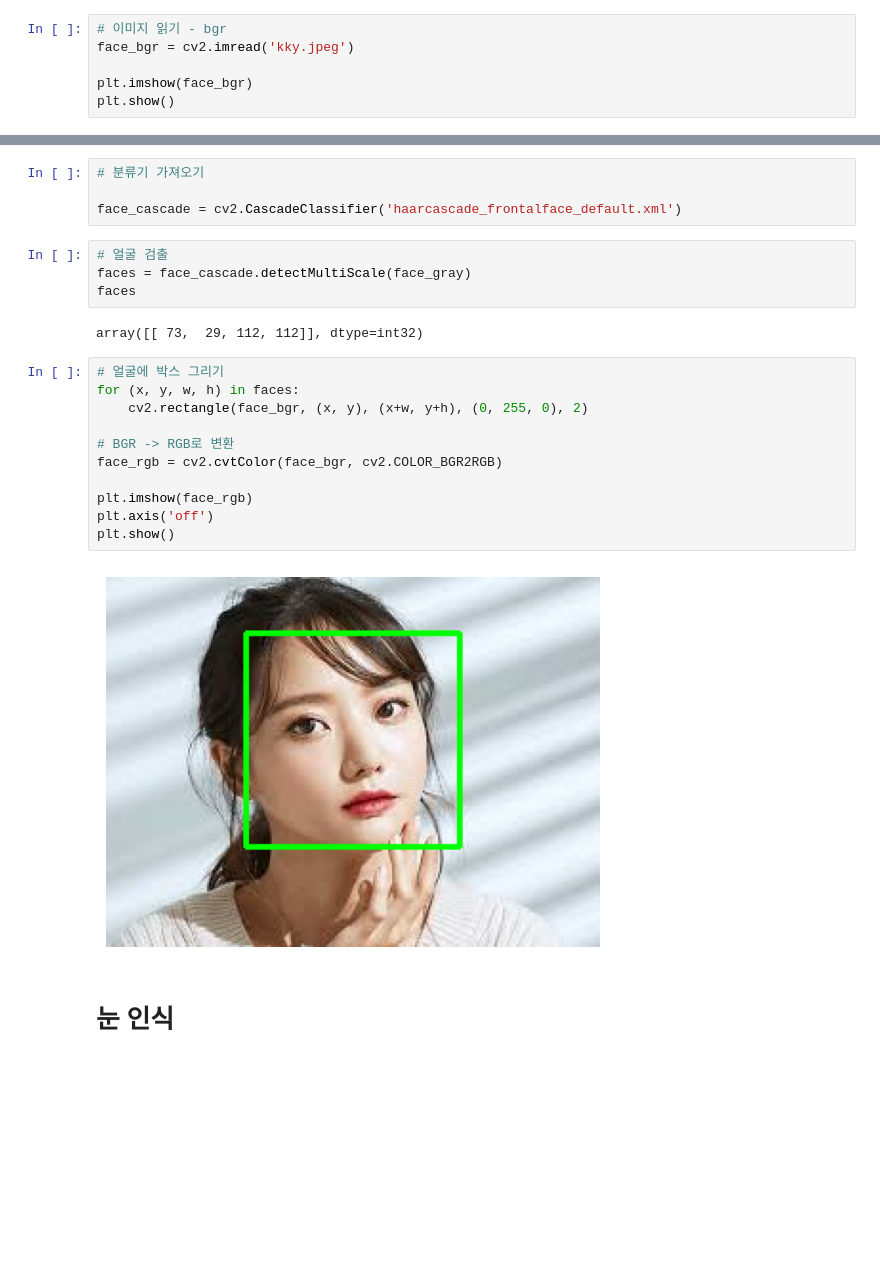
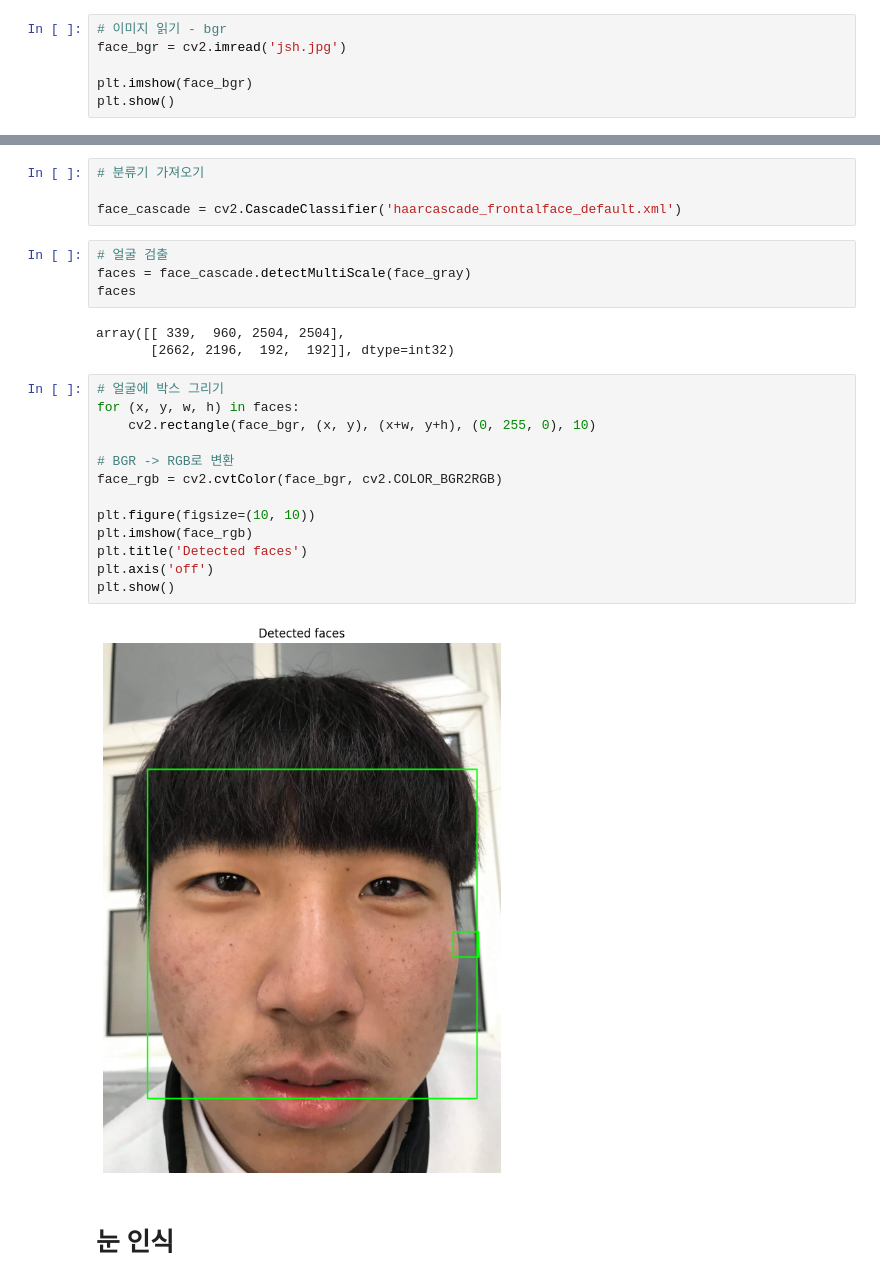
Before and after one commit to horolrolx/ai_visualization, a Jupyter notebook: day08/DAY8.ipynb, the cells around one changed output, grey strips where cells are left out. Saved outputs shown, nothing was run; the diff lists cells and outputs as text; blank space fills up the shorter version.

```diff
--- a/day08/DAY8.ipynb
+++ b/day08/DAY8.ipynb
@@ -180,7 +180,7 @@ plt.show()
 [figure]
 # %%
 # 이미지 읽기 - bgr
-face_bgr = cv2.imread('kky.jpeg')
+face_bgr = cv2.imread('jsh.jpg')
 
 plt.imshow(face_bgr)
 plt.show()
@@ -203,19 +203,22 @@ face_cascade = cv2.CascadeClassifier('haarcascade_frontalface_default.xml')
 faces = face_cascade.detectMultiScale(face_gray)
 faces
 # %% [output]
-array([[ 73,  29, 112, 112]], dtype=int32)
+array([[ 339,  960, 2504, 2504],
+       [2662, 2196,  192,  192]], dtype=int32)
 # %%
 # 얼굴에 박스 그리기
 for (x, y, w, h) in faces:
-    cv2.rectangle(face_bgr, (x, y), (x+w, y+h), (0, 255, 0), 2)
+    cv2.rectangle(face_bgr, (x, y), (x+w, y+h), (0, 255, 0), 10)
 
 # BGR -> RGB로 변환
 face_rgb = cv2.cvtColor(face_bgr, cv2.COLOR_BGR2RGB)
 
+plt.figure(figsize=(10, 10))
 plt.imshow(face_rgb)
+plt.title('Detected faces')
 plt.axis('off')
 plt.show()
 # %% [output]
-[figure, old version]
+[figure, new version]
 # %% [markdown]
 # 눈 인식
```
Also changed, not shown: parts of 9 cells of this notebook, 2 other files.
